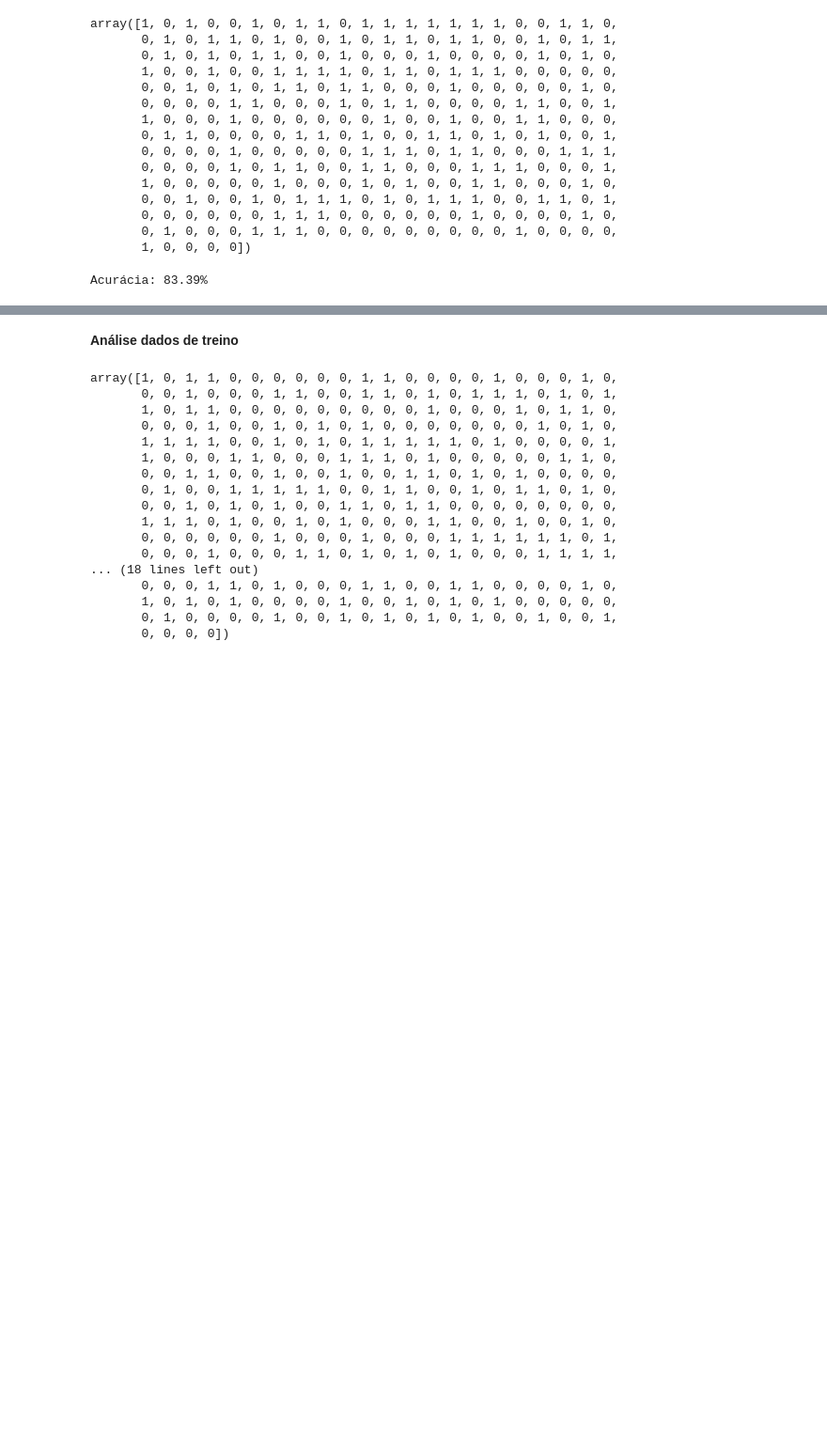
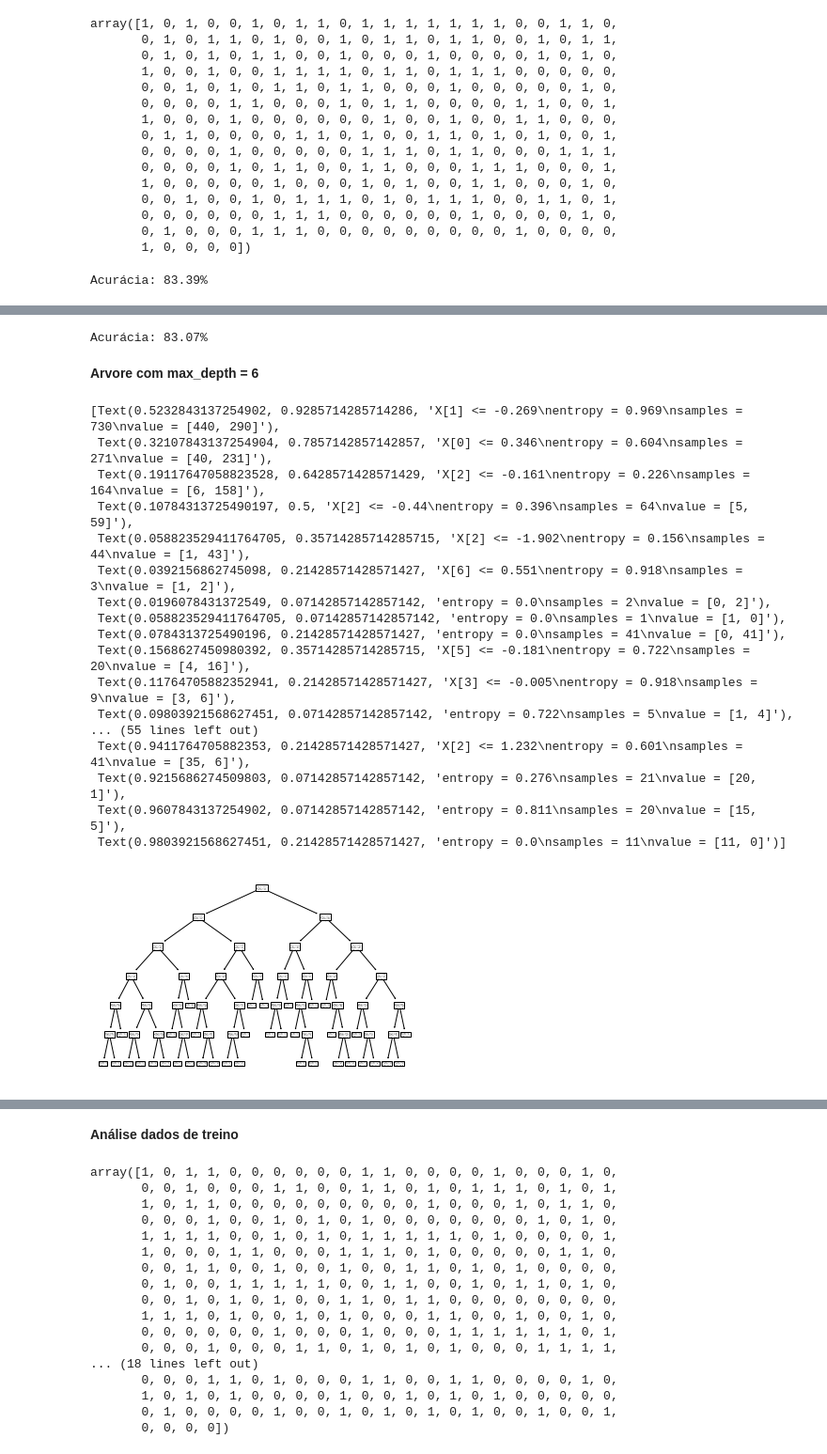
Before and after one commit to gabrieldilay/TitanicAnaliseSupervisionada, a Jupyter notebook: TitanicSupervisionado.ipynb, the cells around one changed output, grey strips where cells are left out. Shown at 94% size. Saved outputs shown, nothing was run; the diff lists cells and outputs as text; code cells hidden in the pictures; blank space fills up the shorter version.

```diff
--- a/TitanicSupervisionado.ipynb
+++ b/TitanicSupervisionado.ipynb
@@ -533,0 +587,31 @@ Acurácia: 83.39%
+# %%
+print("Acurácia: %.2f%%" % (accuracy_score(y_teste, previsoes_arvore) * 100.0))
+# %% [output]
+Acurácia: 83.07%
+# %% [markdown]
+**Arvore com max_depth = 6**
+# %%
+arvore = DecisionTreeClassifier(criterion='entropy', random_state = 0, max_depth=6)
+#arvore = DecisionTreeClassifier(criterion='entropy', random_state = 0)
+_arvore = arvore.fit(x_treino, y_treino)
+# %%
+tree.plot_tree(_arvore)
+# %% [output]
+[Text(0.5232843137254902, 0.9285714285714286, 'X[1] <= -0.269\nentropy = 0.969\nsamples = 730\nvalue = [440, 290]'),
+ Text(0.32107843137254904, 0.7857142857142857, 'X[0] <= 0.346\nentropy = 0.604\nsamples = 271\nvalue = [40, 231]'),
+ Text(0.19117647058823528, 0.6428571428571429, 'X[2] <= -0.161\nentropy = 0.226\nsamples = 164\nvalue = [6, 158]'),
+ Text(0.10784313725490197, 0.5, 'X[2] <= -0.44\nentropy = 0.396\nsamples = 64\nvalue = [5, 59]'),
+ Text(0.058823529411764705, 0.35714285714285715, 'X[2] <= -1.902\nentropy = 0.156\nsamples = 44\nvalue = [1, 43]'),
+ Text(0.0392156862745098, 0.21428571428571427, 'X[6] <= 0.551\nentropy = 0.918\nsamples = 3\nvalue = [1, 2]'),
+ Text(0.0196078431372549, 0.07142857142857142, 'entropy = 0.0\nsamples = 2\nvalue = [0, 2]'),
+ Text(0.058823529411764705, 0.07142857142857142, 'entropy = 0.0\nsamples = 1\nvalue = [1, 0]'),
+ Text(0.0784313725490196, 0.21428571428571427, 'entropy = 0.0\nsamples = 41\nvalue = [0, 41]'),
+ Text(0.1568627450980392, 0.35714285714285715, 'X[5] <= -0.181\nentropy = 0.722\nsamples = 20\nvalue = [4, 16]'),
+ Text(0.11764705882352941, 0.21428571428571427, 'X[3] <= -0.005\nentropy = 0.918\nsamples = 9\nvalue = [3, 6]'),
+ Text(0.09803921568627451, 0.07142857142857142, 'entropy = 0.722\nsamples = 5\nvalue = [1, 4]'),
+... (55 lines left out)
+ Text(0.9411764705882353, 0.21428571428571427, 'X[2] <= 1.232\nentropy = 0.601\nsamples = 41\nvalue = [35, 6]'),
+ Text(0.9215686274509803, 0.07142857142857142, 'entropy = 0.276\nsamples = 21\nvalue = [20, 1]'),
+ Text(0.9607843137254902, 0.07142857142857142, 'entropy = 0.811\nsamples = 20\nvalue = [15, 5]'),
+ Text(0.9803921568627451, 0.21428571428571427, 'entropy = 0.0\nsamples = 11\nvalue = [11, 0]')]
+[figure, added]
```
Also changed, not shown: parts of 9 cells of this notebook.
